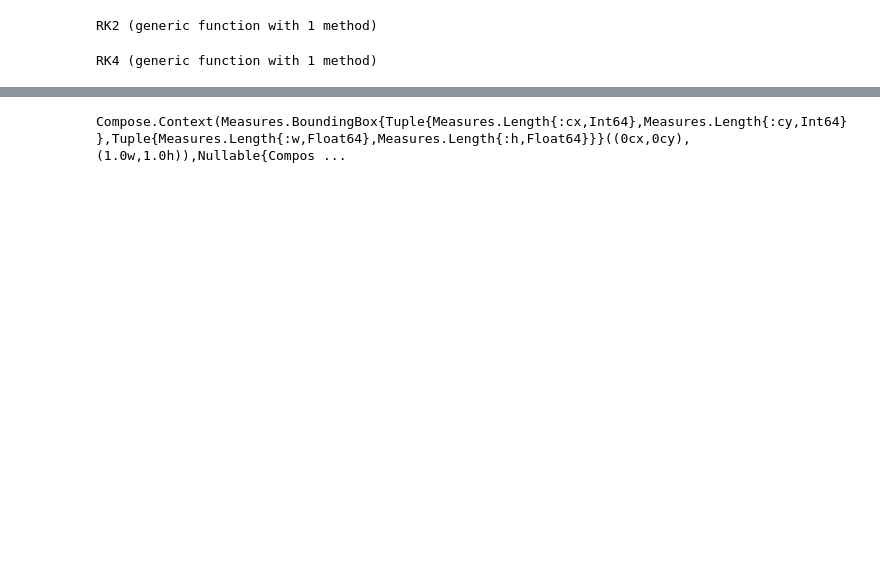
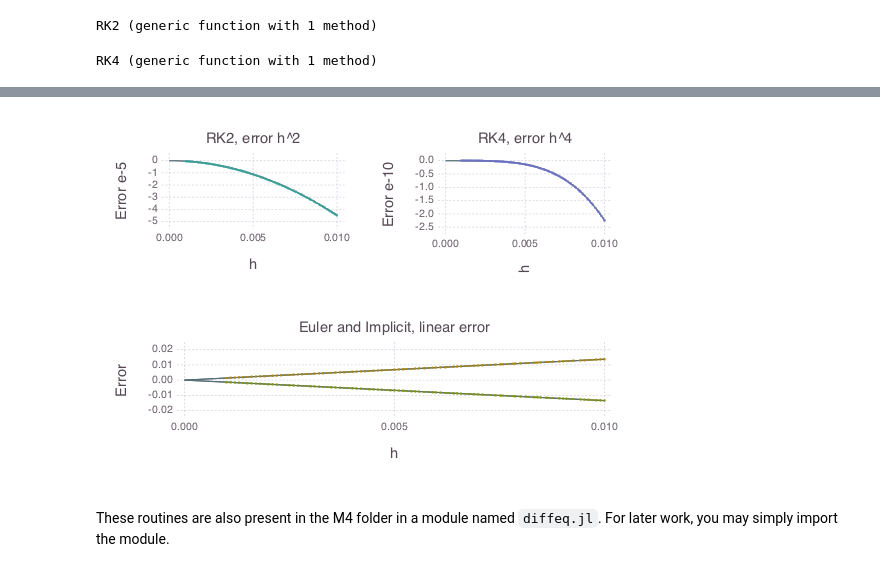
Before and after one commit to albi3ro/M4, a Jupyter notebook: diffeq.ipynb, the cells around one changed output, grey strips where cells are left out. Drawn from its saved outputs; the diff is of its cells as text; code cells hidden in the pictures; blank space fills up the shorter version.

```diff
--- a/diffeq.ipynb
+++ b/diffeq.ipynb
@@ -308,35 +342,40 @@ Theme(highlight_width=0pt,default_color=green,
 default_point_size=1pt))
 
 lIm=layer(x=dt,y=errfIm,Geom.point,
 Theme(highlight_width=0pt,default_color=yellow,
 default_point_size=1pt))
 
 lRK2=layer(x=dt,y=errfRK2*10^5,Geom.point,
 Theme(highlight_width=0pt,default_color=cyan,
 default_point_size=1pt))
 
 lRK4=layer(x=dt,y=errfRK4*10^10,Geom.point,
 Theme(highlight_width=0pt,default_color=violet,
 default_point_size=1pt))
 
 tempEU(x)=(errfEU[end]*x/.01)
 tempIm(x)=(errfIm[end]*x/.01)
-le=layer([tempEU,tempIm],0,.01,Geom.line)
+#le=layer([tempEU,tempIm],0,.01,Geom.line,Theme(default_color=base01))
+le=layer(tempEU,0,.01,Geom.line,Theme(default_color=base01))
+lei=layer(tempIm,0,.01,Geom.line,Theme(default_color=base01))
+
 
 temp2(x)=(errfRK2[end]*(x/.01)^2*10^5)
-l2=layer(temp2,0,.01,Geom.line)
+l2=layer(temp2,0,.01,Geom.line,Theme(default_color=base00))
 
 temp4(x)=(errfRK4[end]*(x/.01)^4*10^10)
-l4=layer(temp4,0,.01,Geom.line)
+l4=layer(temp4,0,.01,Geom.line,Theme(default_color=base00))
 
 xl=Guide.xlabel("h")
 ylrk2=Guide.ylabel("Error e-5")
 ylrk4=Guide.ylabel("Error e-10")
 yl=Guide.ylabel("Error")
 
-pEU=plot(lEU,lIm,le,xl,yl,Guide.title("Euler and Implicit, linear error"))
+pEU=plot(lEU,lIm,le,lei,xl,yl,Guide.title("Euler and Implicit, linear error"))
 p2=plot(lRK2,l2,xl,ylrk2,Guide.title("RK2, error h^2"))
 p4=plot(lRK4,l4,xl,ylrk4,Guide.title("RK4, error h^4"))
 vstack(hstack(p2,p4),pEU)
 # %% [output]
-Compose.Context(Measures.BoundingBox{Tuple{Measures.Length{:cx,Int64},Measures.Length{:cy,Int64}},Tuple{Measures.Length{:w,Float64},Measures.Length{:h,Float64}}}((0cx,0cy),(1.0w,1.0h)),Nullable{Compos ...
+[figure, added]
+# %% [markdown]
+These routines are also present in the M4 folder in a module named `diffeq.jl`. For later work, you may simply import the module.
```
Also changed, not shown: parts of 14 cells of this notebook, 4 other files.
